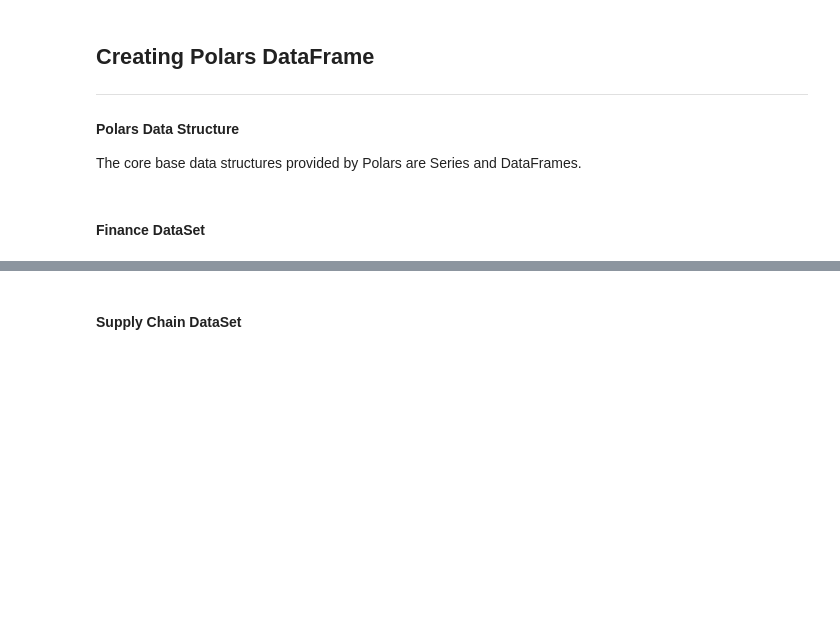
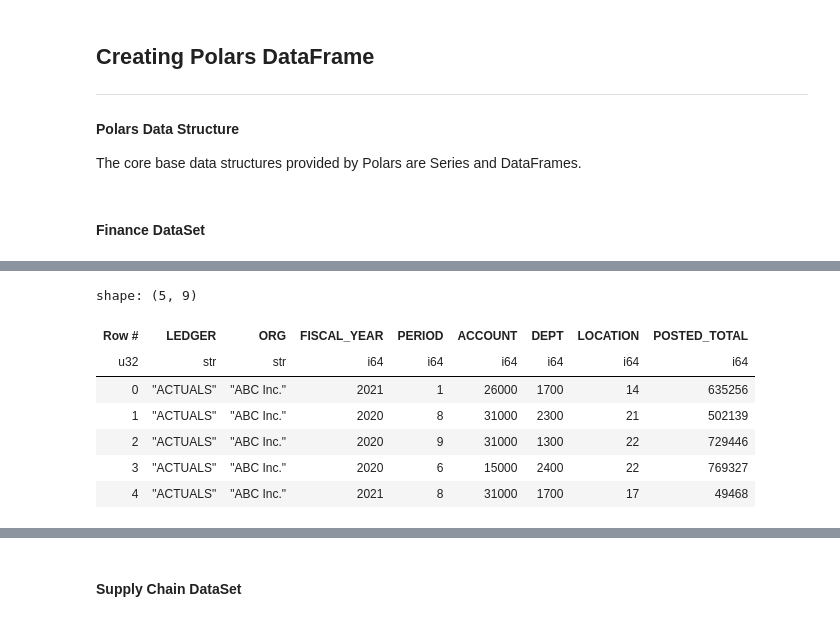
Before and after one commit to AmitXShukla/RPA, a Jupyter notebook: notebooks/Python - Polars dataframe complete user guide.ipynb, the cells around one changed output, grey strips where cells are left out. Drawn from its saved outputs; the diff is of its cells as text; code cells hidden in the pictures; blank space fills up the shorter version.

```diff
--- a/notebooks/Python - Polars dataframe complete user guide.ipynb
+++ b/notebooks/Python - Polars dataframe complete user guide.ipynb
@@ -255,24 +290,35 @@ shape: (15, 8)
 # %%
+######################
 ## LEDGER DataFrame ##
+######################
 import random
 from datetime import datetime
 
-sampleSize = 10
+sampleSize = 100_000
 org = "ABC Inc."
-ledger = "ACTUALS" # BUDGET, STATS are other Ledger types
+ledger_type = "ACTUALS" # BUDGET, STATS are other Ledger types
 fiscal_year_from = 2020
 fiscal_year_to = 2023
 random.seed(123)
 
 ledger = pl.DataFrame({
-	"LEDGER" : ledger,
+	"LEDGER" : ledger_type,
 	"ORG" : org,
 	"FISCAL_YEAR": random.choices(list(range(fiscal_year_from, fiscal_year_to+1, 1)),k=sampleSize),
 	"PERIOD": random.choices(list(range(1, 12+1, 1)),k=sampleSize),
 	"ACCOUNT" : random.choices(accounts["ID"], k=sampleSize),
 	"DEPT" : random.choices(dept["ID"], k=sampleSize),
 	"LOCATION" : random.choices(location["ID"], k=sampleSize),
 	"POSTED_TOTAL": random.sample(range(1000000), sampleSize)
 })
-ledger
+ledger.sample(5).with_row_count("Row #")
+# %% [output]
+shape: (5, 9)
+| Row # | LEDGER | ORG | FISCAL_YEAR | PERIOD | ACCOUNT | DEPT | LOCATION | POSTED_TOTAL |
+| u32 | str | str | i64 | i64 | i64 | i64 | i64 | i64 |
+| 0 | "ACTUALS" | "ABC Inc." | 2021 | 1 | 26000 | 1700 | 14 | 635256 |
+| 1 | "ACTUALS" | "ABC Inc." | 2020 | 8 | 31000 | 2300 | 21 | 502139 |
+| 2 | "ACTUALS" | "ABC Inc." | 2020 | 9 | 31000 | 1300 | 22 | 729446 |
+| 3 | "ACTUALS" | "ABC Inc." | 2020 | 6 | 15000 | 2400 | 22 | 769327 |
+| 4 | "ACTUALS" | "ABC Inc." | 2021 | 8 | 31000 | 1700 | 17 | 49468 |
 # %%
```
Also changed, not shown: parts of 60 cells of this notebook, 1 other file.
